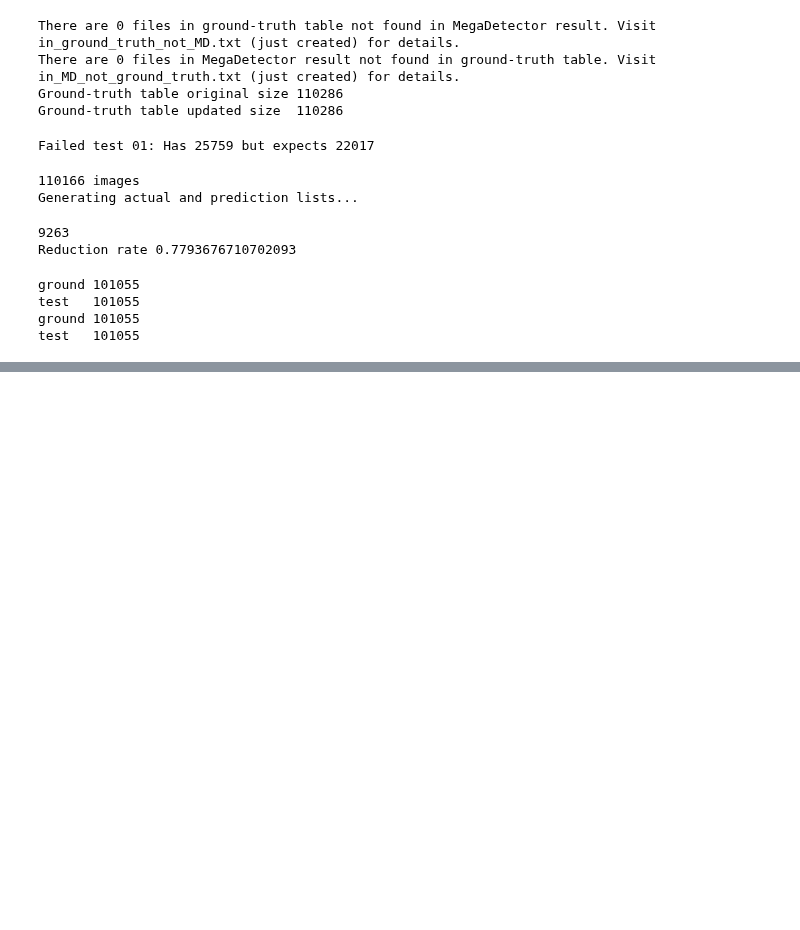
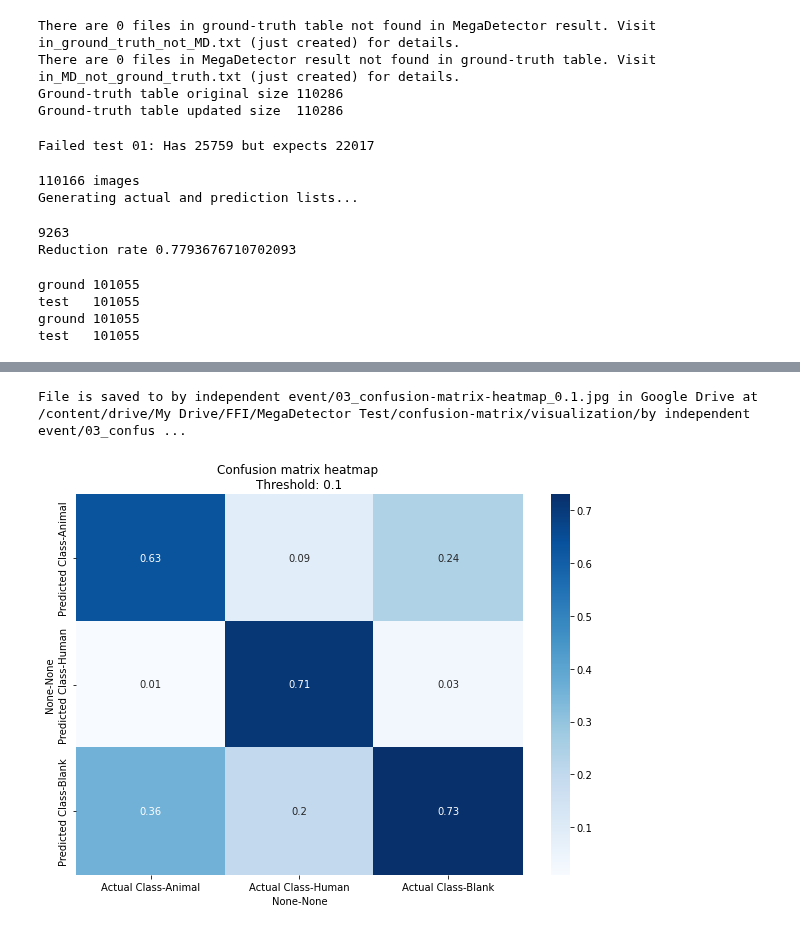
Before and after one commit to FFI-Vietnam/camtrap-tools, a Jupyter notebook: MegaDetector/confusion_matrix/03_create-confusion-matrix.ipynb, the cells around one changed output, grey strips where cells are left out. Drawn from its saved outputs; the diff is of its cells as text; code cells hidden in the pictures; blank space fills up the shorter version.

```diff
--- a/MegaDetector/confusion_matrix/03_create-confusion-matrix.ipynb
+++ b/MegaDetector/confusion_matrix/03_create-confusion-matrix.ipynb
@@ -36,7 +37,9 @@ image_folder = 'My Drive/FFI/MegaDetector Test/confusion-matrix/visualization'
 ground_truth_file_name = '01_ground-truth-table_Kon-Plong.csv'
 MD_result_file_name = 'MegaDetector_result_2021-08-27.json'
 taxon_match_table_file_name = '02_taxon-database-with-conservation-status.csv'
-confusion_matrix_file_name = '03_confusion-matrix_0.5_independent-event.csv'
+confusion_matrix_recall_file_name = '03_confusion-matrix-recall_0.5_independent-event.csv'
+threshold_recall_matrix_file_name = '03_threshold-recall-reduction.csv'
+threshold_recall_plot_file_name = 'by independent event/03_threshold-recall-reduction.jpg'
 # %%
 # read and save file functions
 def read_csv_Google_drive(root, contain_folder, file_name):
@@ -471,4 +483,0 @@ def create_confusion_matrix(threshold, camera_trigger):
-# %%
-confusion_matrix, reduction_rate = create_confusion_matrix(0.5, True)
-# save file to Google Drive
-save_csv_Google_drive(confusion_matrix.T, root, contain_folder, confusion_matrix_file_name, index=True)
@@ -534,0 +802,38 @@ true_false_matrix
+# %%
+# confusion matrix
+def create_confusion_matrix(confusion_matrix_recall_file_name, normalization=False):
+  confusion_matrix_recall = read_confusion_matrix_Google_drive(root, contain_folder, confusion_matrix_recall_file_name)
+  confusion_matrix = pd.DataFrame(index=['Animal', 'Human', 'Blank'])
+  # confusion_matrix['Animal'] = (confusion_matrix_recall['All'] - confusion_matrix_recall['Blank'] - confusion_matrix_recall['Human']).loc[['Animal','Human','Blank']]
+  # EDIT: since some species are removed such as Moth, Butterfly, so using this method does not work
+  animal_column = confusion_matrix_recall.columns
+  animal_column = list(set(animal_column) - set(['All', 'Blank', 'Human']))
+  confusion_matrix['Animal'] = confusion_matrix_recall[animal_column].sum(axis=1).loc[['Animal','Human','Blank']]
+  confusion_matrix['Human'] = confusion_matrix_recall['Human'].loc[['Animal','Human','Blank']]
+  confusion_matrix['Blank'] = confusion_matrix_recall['Blank'].loc[['Animal','Human','Blank']]
+  confusion_matrix = confusion_matrix.astype('int')
+
+  if normalization:
+    confusion_matrix['Animal'] = round(confusion_matrix['Animal'] / confusion_matrix['Animal'].sum(), 2)
+    confusion_matrix['Human'] = round(confusion_matrix['Human'] / confusion_matrix['Human'].sum(), 2)
+    confusion_matrix['Blank'] = round(confusion_matrix['Blank'] / confusion_matrix['Blank'].sum(), 2)
+
+  confusion_matrix = pd.DataFrame(
+                                  confusion_matrix.values,
+                                  pd.MultiIndex.from_product([['Predicted Class'], confusion_matrix.index]),
+                                  pd.MultiIndex.from_product([['Actual Class'], confusion_matrix.columns])
+                                  )
+  return confusion_matrix
+# %%
+threshold=0.1
+confusion_matrix = create_confusion_matrix(f"03_confusion-matrix-recall_{threshold}_independent-event.csv", normalization=True)
+plt.figure(figsize = (10,7))
+plt.title(
+          'Confusion matrix heatmap \n' +
+          f'Threshold: {threshold}'
+          )
+sn.heatmap(confusion_matrix, annot=True, cmap='Blues')
+save_image_Google_drive(plt, root, image_folder, f"by independent event/03_confusion-matrix-heatmap_{threshold}.jpg")
+# %% [output]
+File is saved to by independent event/03_confusion-matrix-heatmap_0.1.jpg in Google Drive at /content/drive/My Drive/FFI/MegaDetector Test/confusion-matrix/visualization/by independent event/03_confus ...
+[figure, added]
```
Also changed, not shown: parts of 15 cells of this notebook.
